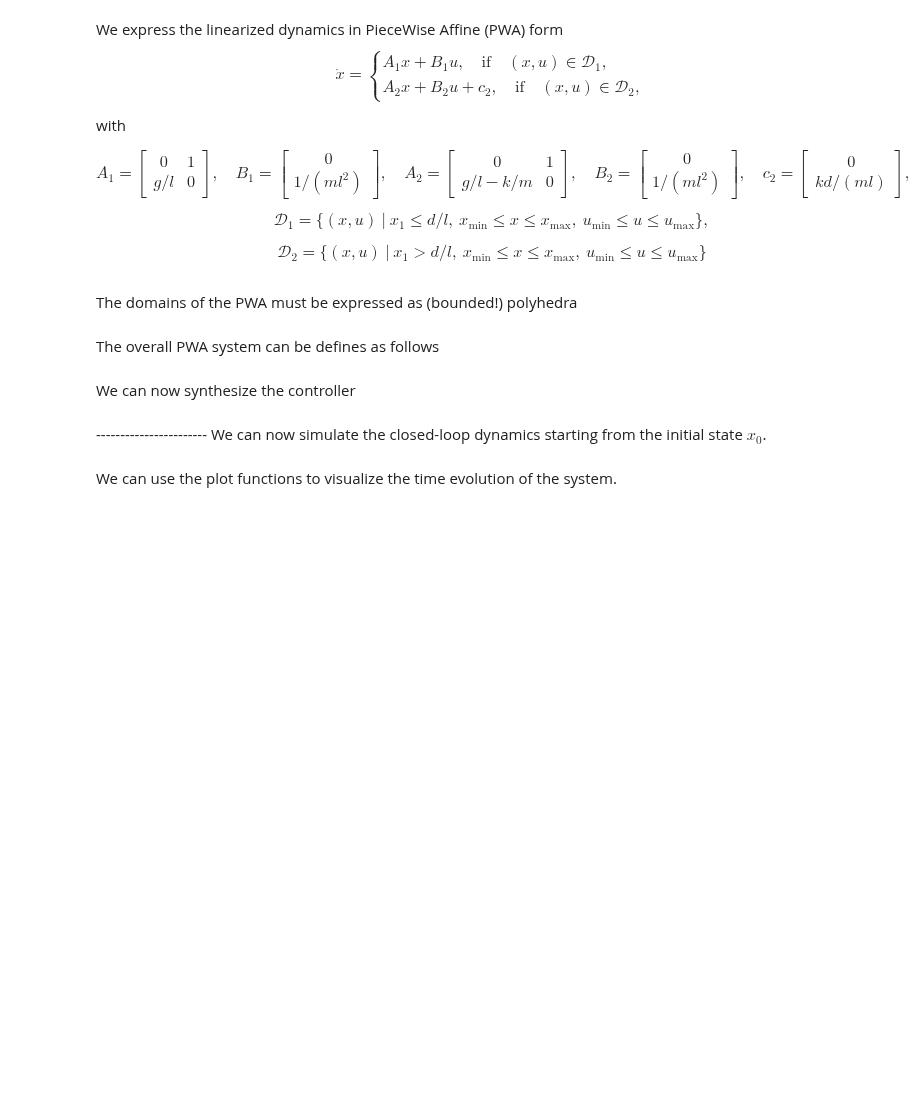
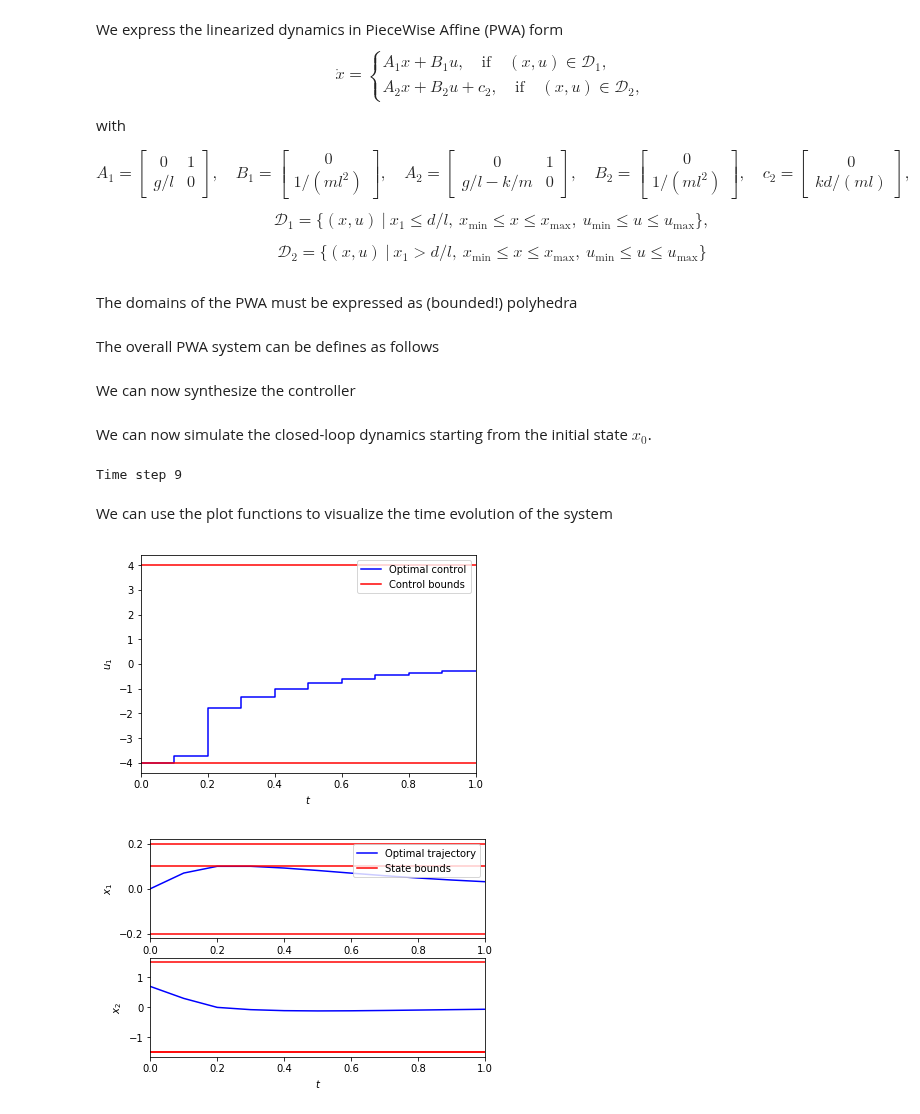
Before and after one commit to TobiaMarcucci/pympc, a Jupyter notebook: examples/hybrid_mpc.ipynb, the cells around one changed output. Drawn from its saved outputs; the diff is of its cells as text; code cells hidden in the pictures; blank space fills up the shorter version.

```diff
--- a/examples/hybrid_mpc.ipynb
+++ b/examples/hybrid_mpc.ipynb
@@ -42,7 +42,7 @@ l = 1.
 g = 10.
 k = 10000.
 d = .1
-h = .01
+h = .1
 # %% [markdown]
 We express the linearized dynamics in PieceWise Affine (PWA) form
 \begin{equation}
@@ -118,16 +118,16 @@ S_list = [S_1, S_2]
 The domains of the PWA must be expressed as (bounded!) polyhedra
 # %%
 # state domain n.1
-x_min_1 = np.array([[-2.*d/l],[-1.5]])
-x_max_1 = np.array([[d/l], [1.5]])
-X_1 = Polyhedron.from_bounds(x_min_1, x_max_1)
-assert X_1.bounded
+x1_min = np.array([[-2.*d/l],[-1.5]])
+x1_max = np.array([[d/l], [1.5]])
+X1 = Polyhedron.from_bounds(x1_min, x1_max)
+assert X1.bounded
 
 # state domain n.2
-x_min_2 = np.array([[d/l], [-1.5]])
-x_max_2 = np.array([[2.*d/l],[1.5]])
-X_2 = Polyhedron.from_bounds(x_min_2, x_max_2)
-assert X_2.bounded
+x2_min = np.array([[d/l], [-1.5]])
+x2_max = np.array([[2.*d/l],[1.5]])
+X2 = Polyhedron.from_bounds(x2_min, x2_max)
+assert X2.bounded
 
 # input domain
 u_min = np.array([[-4.]])
@@ -136,9 +136,9 @@ U = Polyhedron.from_bounds(u_min, u_max)
 assert U.bounded
 
 # domains
-D_1 = X_1.cartesian_product(U)
-D_2 = X_2.cartesian_product(U)
-D_list = [D_1, D_2]
+D1 = X1.cartesian_product(U)
+D2 = X2.cartesian_product(U)
+D_list = [D1, D2]
 # %% [markdown]
 The overall PWA system can be defines as follows
 # %%
@@ -152,28 +152,33 @@ Q = np.eye(S.nx)
 R = np.eye(S.nu)
 
 # terminal set and cost
-P, K = S_1.solve_dare(Q, R)
-X_N = S_1.mcais(K, D_1)[0]
+P, K = S1.solve_dare(Q, R)
+X_N = S1.mcais(K, D1)[0]
 # %%
 # hybrid MPC controller
 controller = HybridModelPredictiveController(S, N, Q, R, P, X_N)
 # %% [markdown]
------------------------ We can now simulate the closed-loop dynamics starting from the initial state $x_0$.
+We can now simulate the closed-loop dynamics starting from the initial state $x_0$.
 # %%
-N_sim = 100
-x_0 = np.array([[.0],[.79]])
+Nsim = 10
+x0 = np.array([[.0],[.7]])
 u = []
-x = [x_0]
-for k in range(N_sim):
-    print('Time step ' + str(k) + '.\r'),
+x = [x0]
+for k in range(Nsim):
+    print('Time step ' + str(k) + '\r'),
     u.append(controller.feedback(x[k]))
-    x_next = pwa_sys.simulate(x[k], [u[k]])[0][1]
+    x_next = S.simulate(x[k], [u[k]])[0][1]
     x.append(x_next)
+# %% [output]
+Time step 9
 # %% [markdown]
-We can use the plot functions to visualize the time evolution of the system.
+We can use the plot functions to visualize the time evolution of the system
 # %%
-mpc_plt.input_sequence(u, t_s, (u_min, u_max))
+plot_input_sequence(u, h, (u_min, u_max))
 plt.show()
-mpc_plt.state_trajectory(x, t_s, (x_min_0, x_min_1, x_max_1))
+plot_state_trajectory(x, h, (x1_min, x2_min, x2_max))
 plt.show()
+# %% [output]
+[figure, added]
+[figure, added]
 # %%
```
Also changed, not shown: parts of 4 cells of this notebook, 7 other files.
